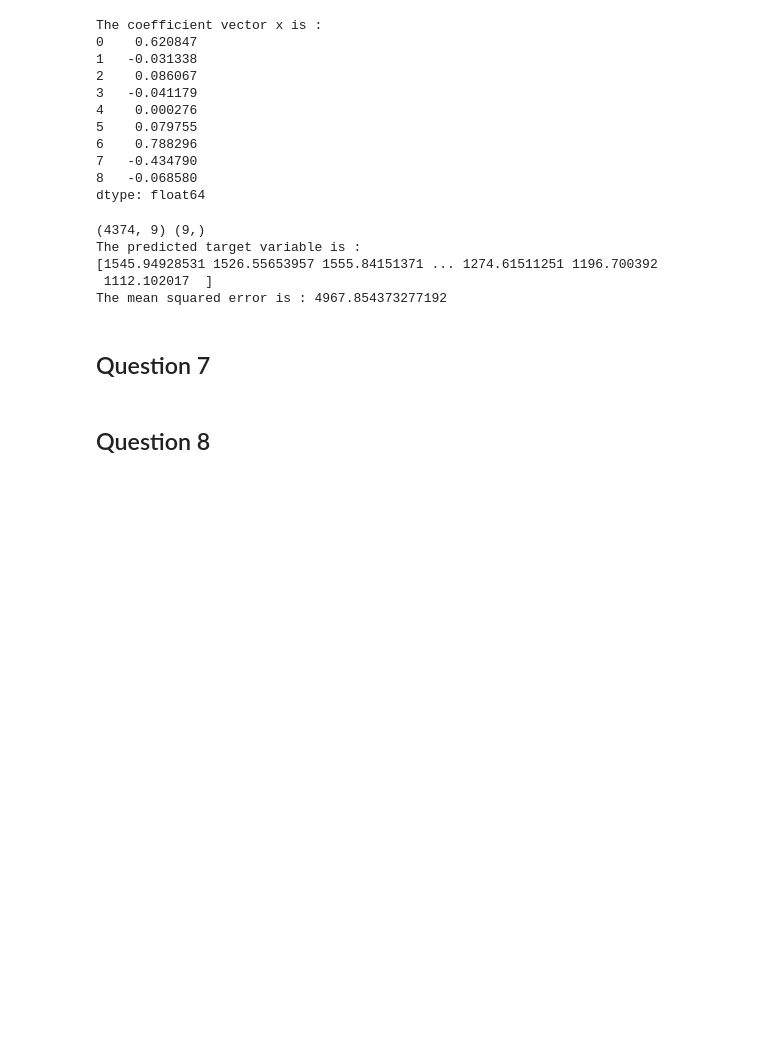
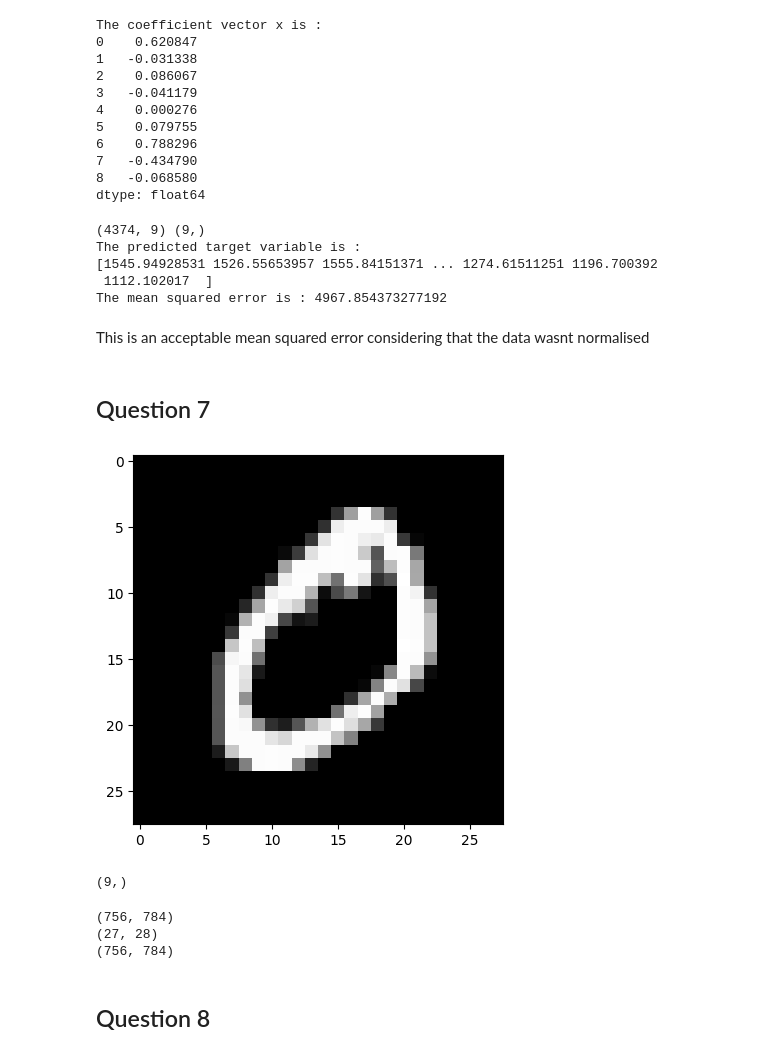
Before and after one commit to TheMockingJay1013/LinearAlgebraAssignments, a Jupyter notebook: Assignment1_21CS30032.ipynb, the cells around one changed output. Drawn from its saved outputs; the diff is of its cells as text; code cells hidden in the pictures; blank space fills up the shorter version.

```diff
--- a/Assignment1_21CS30032.ipynb
+++ b/Assignment1_21CS30032.ipynb
@@ -850,20 +853,30 @@ The predicted target variable is :
 [1545.94928531 1526.55653957 1555.84151371 ... 1274.61511251 1196.700392
  1112.102017  ]
 The mean squared error is : 4967.854373277192
+# %% [markdown]
+This is an acceptable mean squared error considering that the data wasnt normalised
 # %% [markdown]
 ## Question 7
 # %%
 
 # Load the MNIST dataset as one dataset
 (X_train, y_train), (X_test, y_test) = mnist.load_data()
 
 # taking the first sample
-x = X_train[0]
-x = x.reshape(-1)
+x = X_train[1]
+
+#display the image x
+plt.imshow(x, cmap='gray')
+
+x = x.flatten()
 target = y_train[0]
+# %% [output]
+[figure, added]
 # %%
 # create a 3x3 numpy array
 kernel = np.array([[1/16,1/8,1/16],[1/8,1/4,1/8],[1/16,1/8,1/16]])
 
 # vectorise the kernel
-kernel = np.reshape(kernel, -1)
+print(kernel.shape)
+# %% [output]
+(9,)
@@ -869,0 +885,21 @@ kernel = np.reshape(kernel, -1)
+# %%
+# let y have the blurred image
+# y = np.matmul(A,x)
+
+# constructing Dh matrix
+I = np.identity(28)
+Dh = np.block([[(j==i-1)*(-I)+(j==i)*(I)+np.zeros((28,28)) for j in range(28)] for i in range(1,28)])
+print(Dh.shape)
+
+# constructing D matrix
+D = [[(j==i-1)*(-1)+(j==i)*(1)+0 for j in range(28)] for i in range(1,28)]
+D = np.array(D)
+print(D.shape)
+
+# consteucting Dv matrix
+Dv = np.block([[(j==i)*D+np.zeros((27,28)) for j in range(28)]for i in range(28)])
+print(Dv.shape)
+# %% [output]
+(756, 784)
+(27, 28)
+(756, 784)
```
Also changed, not shown: parts of 16 cells of this notebook, 1 other file.
